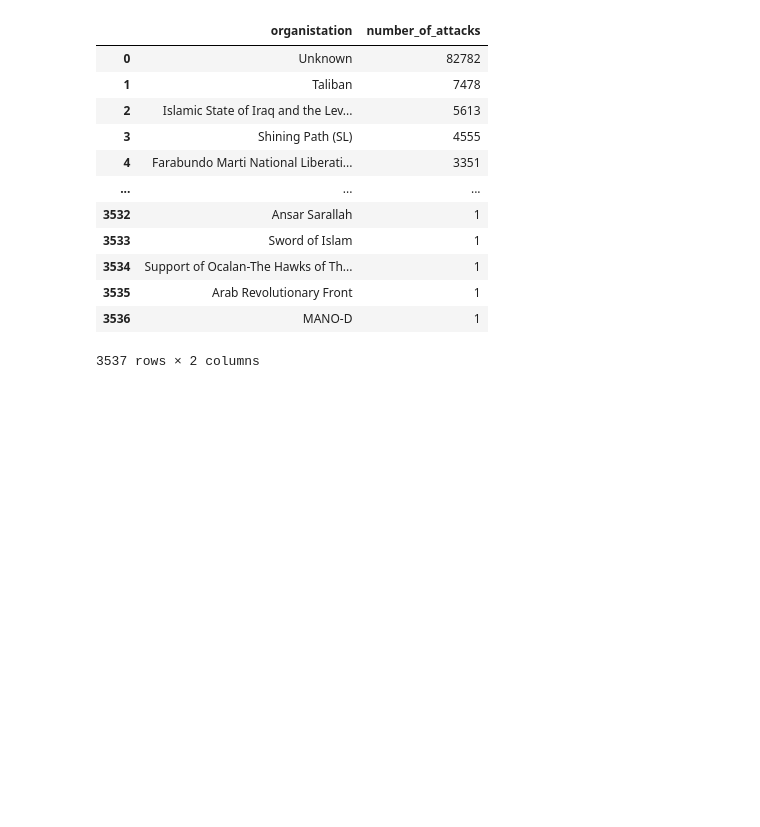
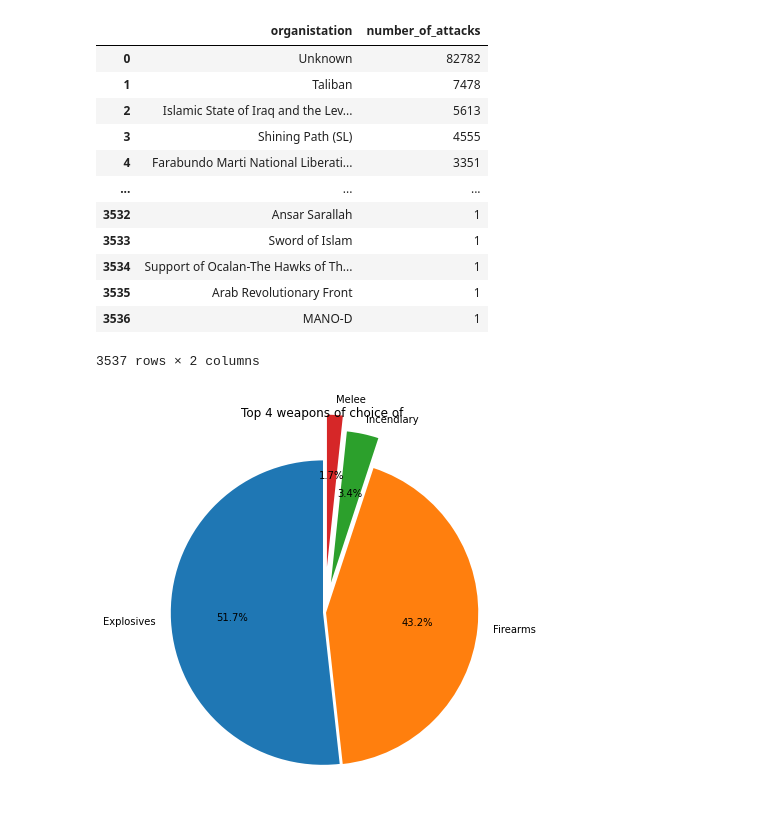
Before and after one commit to tarunn107/EDA, a Jupyter notebook: Untitled3.ipynb, the cells around one changed output. Cells and saved outputs as stored; diff of their text form; code cells hidden in the pictures; blank space fills up the shorter version.

```diff
--- a/Untitled3.ipynb
+++ b/Untitled3.ipynb
@@ -77,3 +76,13 @@ top_attackers
 | 3535 | Arab Revolutionary Front | 1 |
 | 3536 | MANO-D | 1 |
 3537 rows × 2 columns
+# %%
+a=df1[df1['attacker_name']=='Taliban']['weapon'].value_counts()
+a=a.drop(labels=['Unknown'])
+a=a.iloc[:4]
+fig = plt.figure(figsize =(10, 7))
+plt.pie(a,labels=list(a.index),autopct='%1.1f%%',startangle=90,explode=(0.01, 0.01, 0.2, 0.3))
+plt.title('Top 4 weapons of choice of')
+plt.show()
+# %% [output]
+[figure, added]
```
Also changed, not shown: parts of 4 cells of this notebook.
